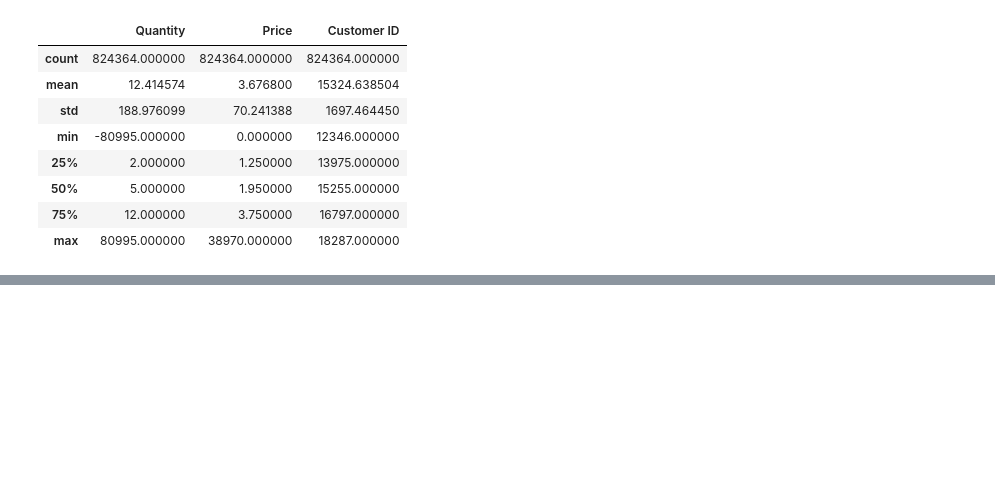
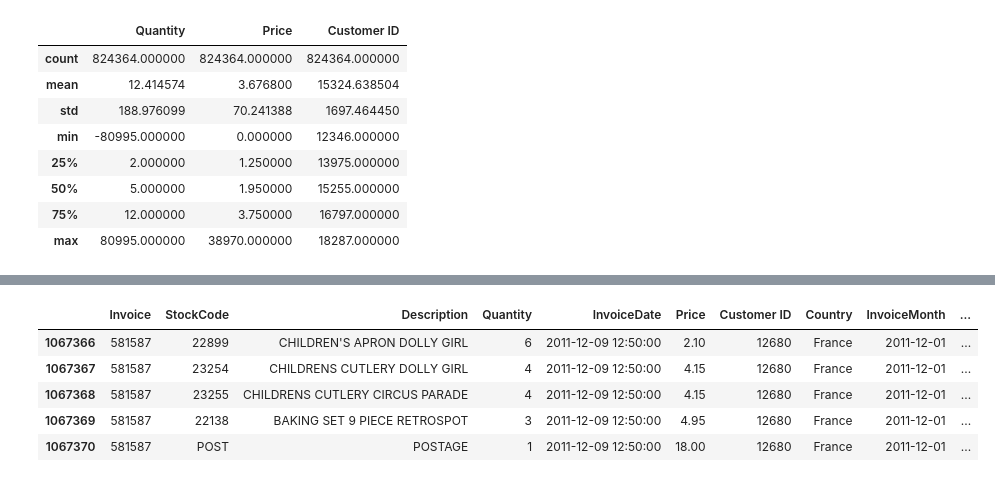
Before and after one commit to JohnKimaiyo/Business-Analyst-Projects, a Jupyter notebook: Python Data Analysis Projects/Customer Behaviour Projects/Cohort Analysis/Online Retails/March Online Retail Cohort Analysis.ipynb, the cells around one changed output, grey strips where cells are left out. Cells and saved outputs as stored; diff of their text form; code cells hidden in the pictures; blank space fills up the shorter version.

```diff
--- a/Python Data Analysis Projects/Customer Behaviour Projects/Cohort Analysis/Online Retails/March Online Retail Cohort Analysis.ipynb
+++ b/Python Data Analysis Projects/Customer Behaviour Projects/Cohort Analysis/Online Retails/March Online Retail Cohort Analysis.ipynb
@@ -83,0 +136,19 @@ retail = retail[(retail['Quantity']>0 ) &  retail['Price']>0)]
+# %%
+# Let's Make Cohort Analysis
+# For cohort analysis, there are a few labels that we have to create
+# Invoice period: A string representation of the year and month of a single transaction/invoice
+# Cohort group: A string representation of the the year and month of a customer’s first purchase. This label is common across all invoices for a particular customer.
+# Cohort period / Cohort Index: A integer representation a customer’s stage in its “lifetime”. The number represents the number of months passed since the first purchase.
+
+def get_month(x) : return dt.datetime(x.year,x.month,1)
+retail['InvoiceMonth'] = retail['InvoiceDate'].apply(get_month)
+grouping = retail.groupby('Customer ID')['InvoiceMonth']
+retail['CohortMonth'] = grouping.transform('min')
+retail.tail()
+# %% [output]
+|  | Invoice | StockCode | Description | Quantity | InvoiceDate | Price | Customer ID | Country | InvoiceMonth | ... |
+| 1067366 | 581587 | 22899 | CHILDREN'S APRON DOLLY GIRL | 6 | 2011-12-09 12:50:00 | 2.10 | 12680 | France | 2011-12-01 | ... |
+| 1067367 | 581587 | 23254 | CHILDRENS CUTLERY DOLLY GIRL | 4 | 2011-12-09 12:50:00 | 4.15 | 12680 | France | 2011-12-01 | ... |
+| 1067368 | 581587 | 23255 | CHILDRENS CUTLERY CIRCUS PARADE | 4 | 2011-12-09 12:50:00 | 4.15 | 12680 | France | 2011-12-01 | ... |
+| 1067369 | 581587 | 22138 | BAKING SET 9 PIECE RETROSPOT | 3 | 2011-12-09 12:50:00 | 4.95 | 12680 | France | 2011-12-01 | ... |
+| 1067370 | 581587 | POST | POSTAGE | 1 | 2011-12-09 12:50:00 | 18.00 | 12680 | France | 2011-12-01 | ... |
```
Also changed, not shown: parts of 8 cells of this notebook.
